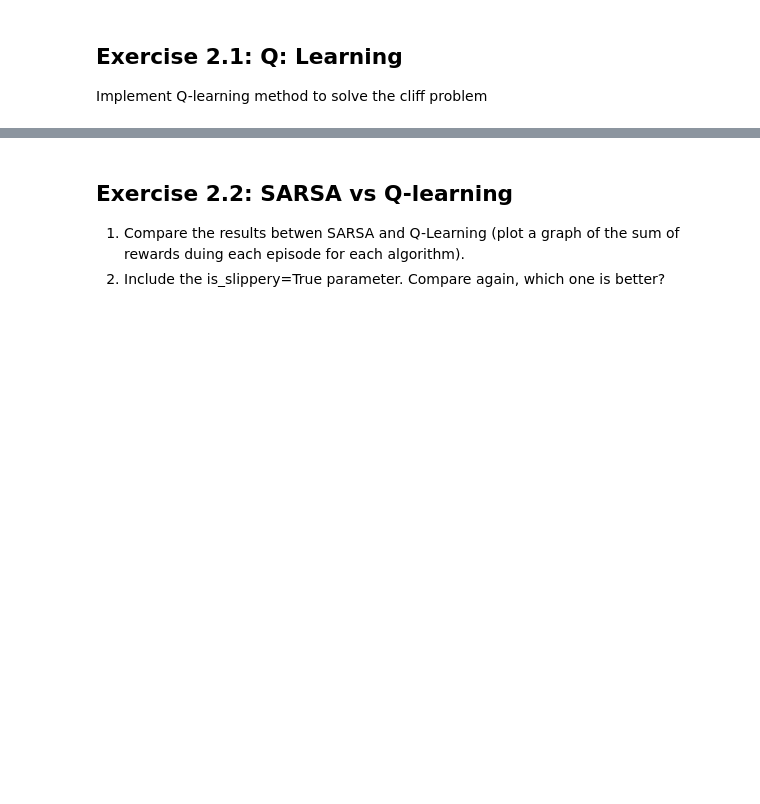
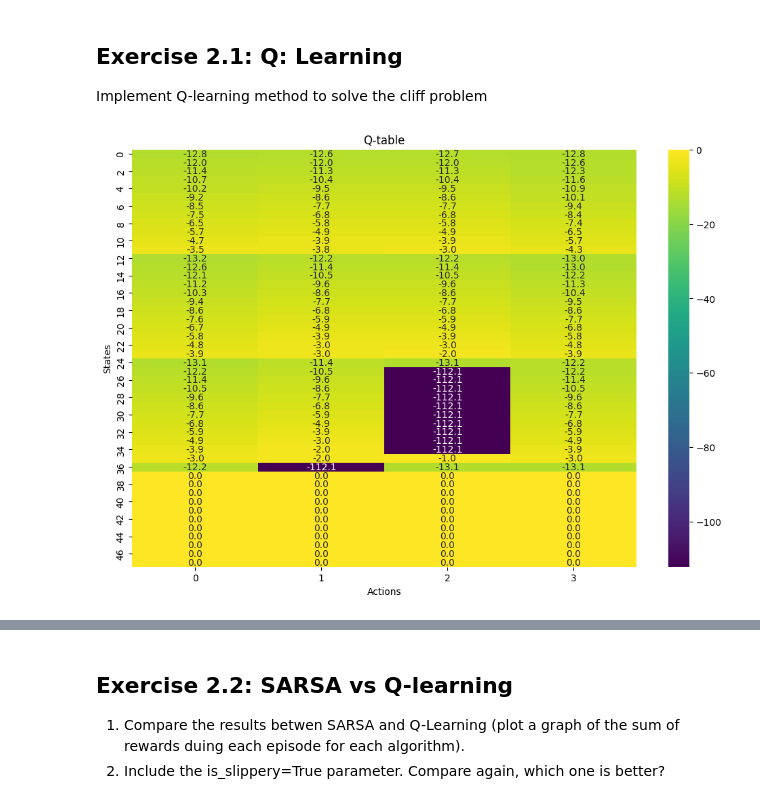
Before and after one commit to dingyida/reinforce-learning, a Jupyter notebook: lab3_TD_Learning.ipynb, the cells around one changed output, grey strips where cells are left out. Drawn from its saved outputs; the diff is of its cells as text; code cells hidden in the pictures; blank space fills up the shorter version.

```diff
--- a/lab3_TD_Learning.ipynb
+++ b/lab3_TD_Learning.ipynb
@@ -112,3 +150,88 @@ plot_policy(Q)
 # %% [markdown]
 ## Exercise 2.1: Q: Learning
 Implement Q-learning method to solve the cliff problem
+# %%
+import gymnasium as gym
+import numpy as np
+
+# Create the environment
+env = gym.make("CliffWalking-v1", render_mode="ansi")
+
+n_episodes = 1000      # number of episodes to run
+max_steps = 100        # safety cap
+
+# Q-learning parameters
+learning_rate = 0.1
+discount_factor = 0.99
+n_actions = env.action_space.n
+n_states = env.observation_space.n
+Q = np.zeros((n_states, n_actions))
+
+# ---- ADDED: small helper for ε-greedy ----
+def epsilon_greedy(q_row, epsilon):
+    if np.random.rand() < epsilon:
+        return np.random.randint(len(q_row))
+    return int(np.argmax(q_row))
+
+# ---- ADDED: tiny SARSA training loop (on-policy TD control) ----
+epsilon_start, epsilon_end = 1.0, 0.05
+for ep in range(n_episodes):
+    # linear ε decay
+    epsilon = epsilon_end + (epsilon_start - epsilon_end) * (1 - ep / max(1, n_episodes - 1))
+    s, _ = env.reset()
+    a = epsilon_greedy(Q[s], epsilon)
+
+    for _ in range(max_steps):
+        s_next, r, terminated, truncated, _ = env.step(a)
+        done = terminated or truncated
+
+        # choose next action on-policy (SARSA)
+        a_next = epsilon_greedy(Q[s_next], epsilon) if not done else 0
+
+
+
+        # Q-learning update (target = r + γ max_a Q[s',a])
+        td_target = r + (0 if done else discount_factor * np.max(Q[s_next]))
+
+        Q[s, a] += learning_rate * (td_target - Q[s, a])
+
+        s, a = s_next, a_next
+        if done:
+            break
+
+# ----------------- plotting -----------------
+import seaborn as sns
+import matplotlib.pyplot as plt
+
+def plot_Q(Q):
+    plt.figure(figsize=(12, 8))
+    sns.heatmap(Q, annot=True, fmt=".1f", cmap="viridis")
+    plt.xlabel("Actions")
+    plt.ylabel("States")
+    plt.title("Q-table")
+    plt.show()
+
+plot_Q(Q)
+
+def plot_policy(Q, title="SARSA"):
+    # Reshape Q table to a 4x12 grid
+    Q_grid = Q.reshape((4, 12, n_actions))
+
+    # Get the optimal action for each state and its corresponding Q-value
+    optimal_action = np.argmax(Q_grid, axis=2)
+    optimal_policy_Q = np.max(Q_grid, axis=2)
+
+    # Define arrow mapping based on action space (0: up, 1: right, 2: down, 3: left)
+    action_arrows = {0: "↑", 1: "→", 2: "↓", 3: "←"}
+    optimal_policy_arrows = np.vectorize(action_arrows.get)(optimal_action)
+
+    plt.figure(figsize=(12, 4))
+    sns.heatmap(optimal_policy_Q, annot=optimal_policy_arrows, fmt="", cmap="viridis", cbar=True)
+    plt.xlabel("Column")
+    plt.ylabel("Row")
+    plt.title(f"Optimal Policy ({title})")
+    plt.show()
+
+plot_policy(Q, title="SARSA")
+# %% [output]
+[figure, added]
```
Also changed, not shown: parts of 7 cells of this notebook.
